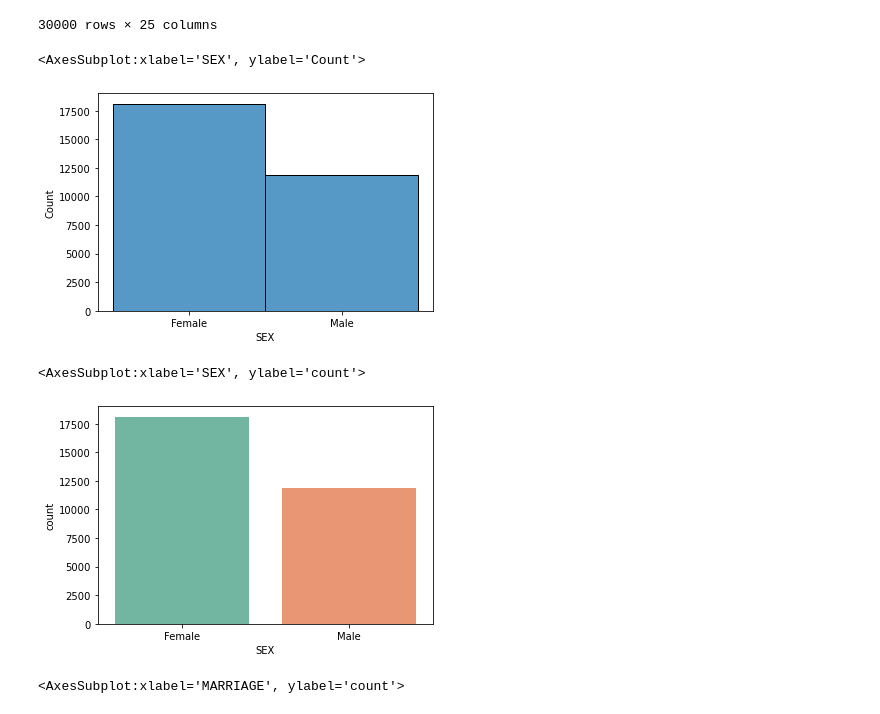
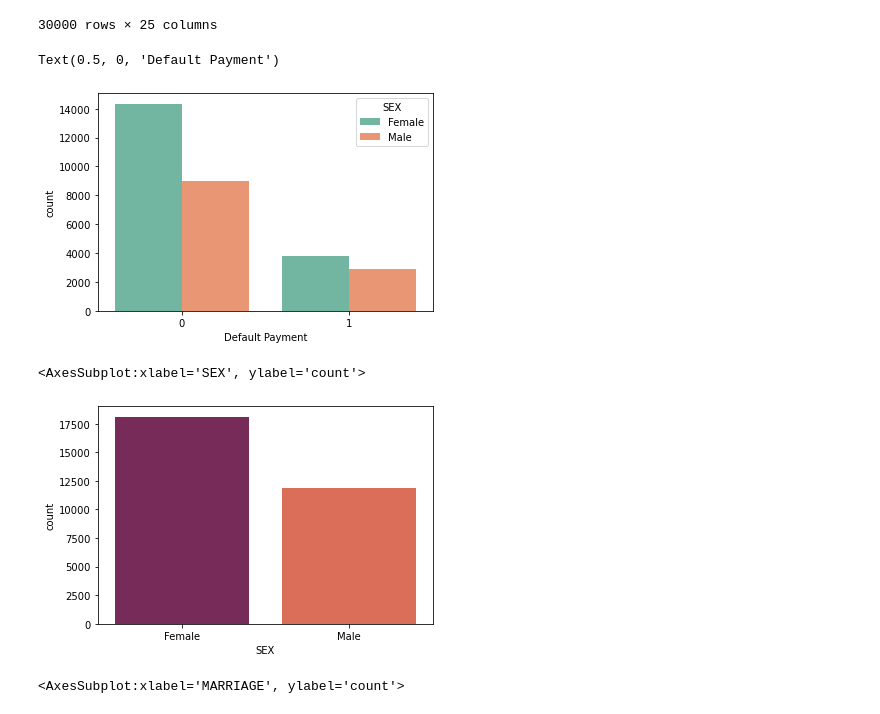
Before and after one commit to apayal/capstone_project, a Jupyter notebook: _notebooks/same.ipynb, the cells around one changed output. Drawn from its saved outputs; the diff is of its cells as text; code cells hidden in the pictures.

```diff
--- a/_notebooks/same.ipynb
+++ b/_notebooks/same.ipynb
@@ -22,15 +22,16 @@ credit_df
 | 29999 | 30000 | 50000 | Male | University Graduate | Married | 46 | 0 | 0 | 0 | 0 | ... |
 30000 rows × 25 columns
 # %%
-sns.histplot(credit_df['SEX'])
+sns.countplot(credit_df['default payment next month'],hue=credit_df['SEX'],palette="Set2")
+plt.xlabel('Default Payment')
 # %% [output]
-<AxesSubplot:xlabel='SEX', ylabel='Count'>
+Text(0.5, 0, 'Default Payment')
-[figure, old version]
+[figure, new version]
 # %%
-sns.countplot(credit_df['SEX'],palette="Set2")
+sns.countplot(credit_df['SEX'],palette="rocket")
 # %% [output]
 <AxesSubplot:xlabel='SEX', ylabel='count'>
-[figure, old version]
+[figure, new version]
 # %%
 sns.countplot(credit_df['MARRIAGE'],palette="Set2")
 # %% [output]
```
Also changed, not shown: parts of 3 cells of this notebook, 6 other files.
